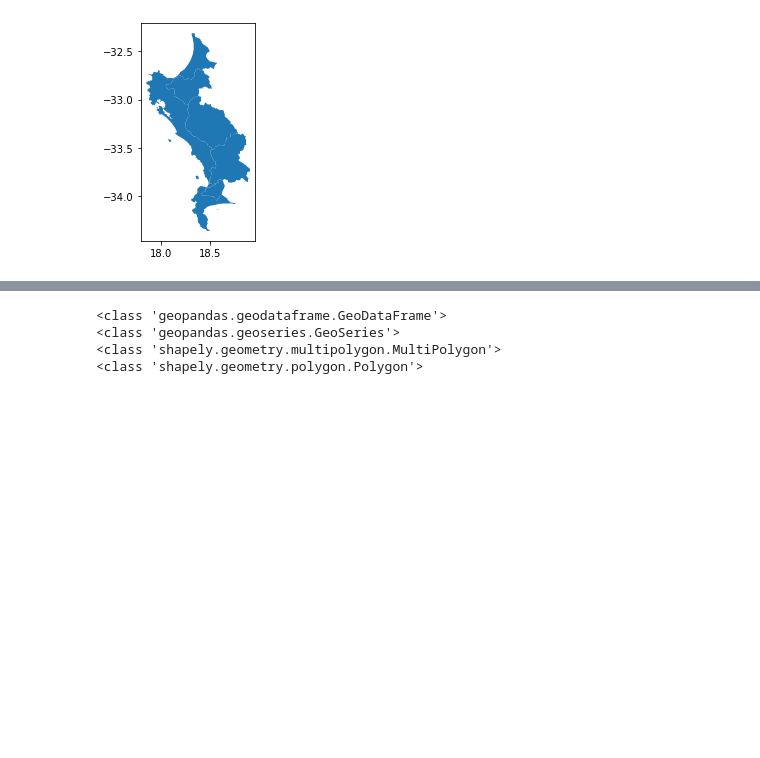
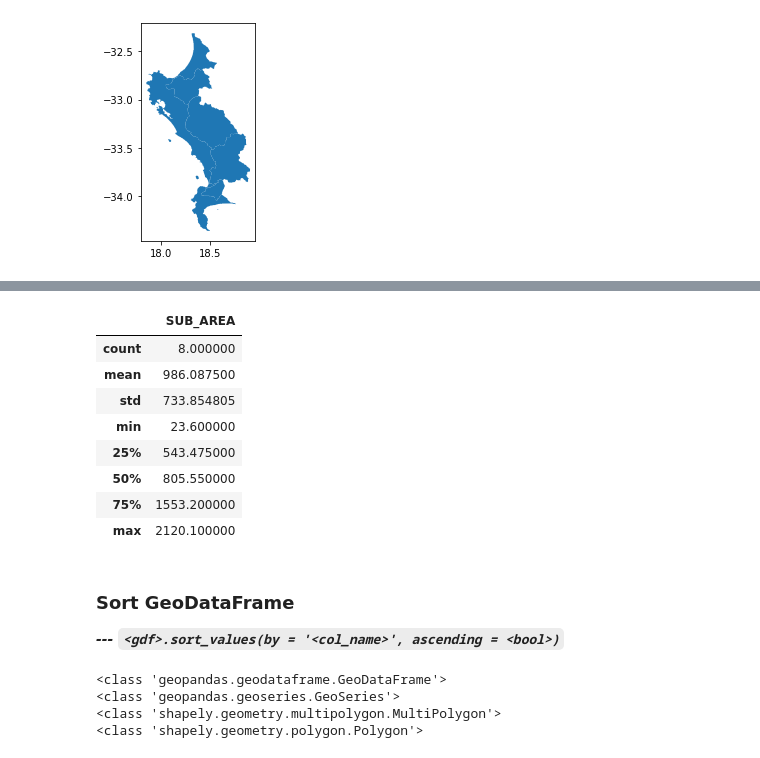
Before and after one commit to eo2cube/eo2cube_notebooks, a Jupyter notebook: get_started/intro_to_python/III_process_vector_data.ipynb, the cells around one changed output, grey strips where cells are left out. Saved outputs shown, nothing was run; the diff lists cells and outputs as text; code cells hidden in the pictures; blank space fills up the shorter version.

```diff
--- a/get_started/intro_to_python/III_process_vector_data.ipynb
+++ b/get_started/intro_to_python/III_process_vector_data.ipynb
@@ -106,3 +189,19 @@ As you see above, the spatial vector data is read in as **`GeoDataFrame`**
+# %%
+basin[['SUB_AREA']].describe()
+# %% [output]
+|  | SUB_AREA |
+| count | 8.000000 |
+| mean | 986.087500 |
+| std | 733.854805 |
+| min | 23.600000 |
+| 25% | 543.475000 |
+| 50% | 805.550000 |
+| 75% | 1553.200000 |
+| max | 2120.100000 |
+# %% [markdown]
+### Sort GeoDataFrame
+
+***--- `<gdf>.sort_values(by = '<col_name>', ascending = <bool>)`***
 # %%
 print(type(basin))
 print(type(basin['geometry']))
```
Also changed, not shown: parts of 17 cells of this notebook.
